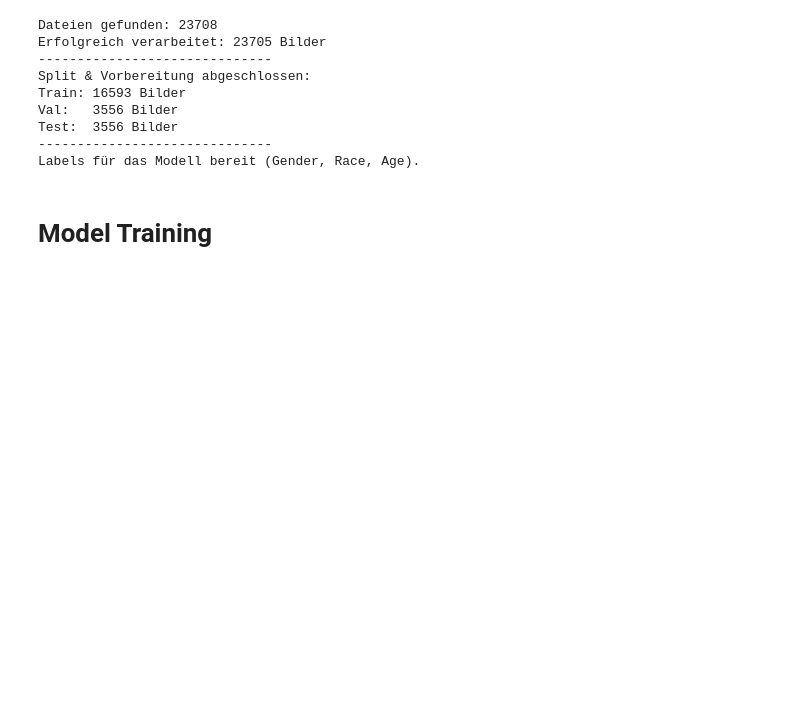
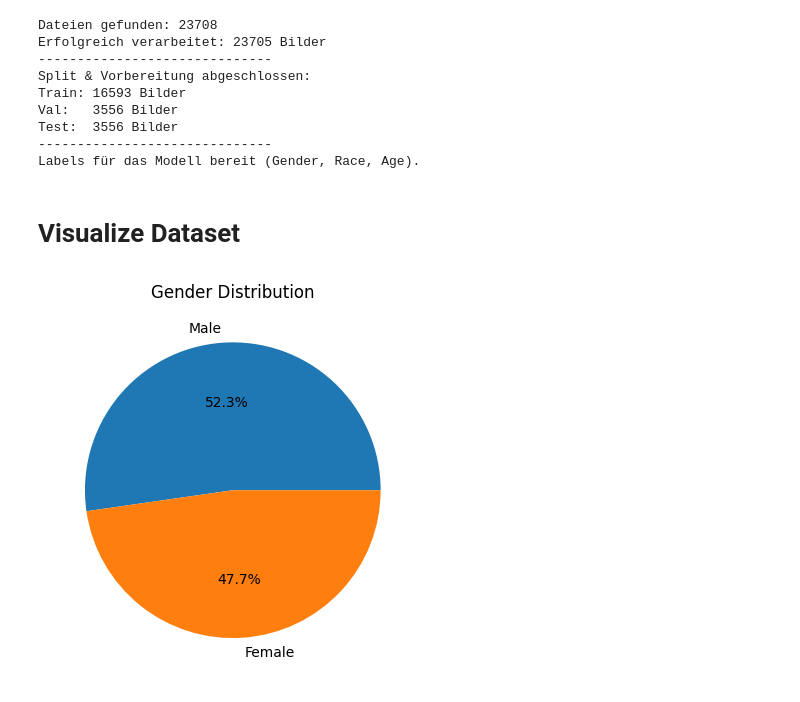
Before and after one commit to kaanguen/AgeLens, a Jupyter notebook: notebooks/AgeLens.ipynb, the cells around one changed output. Cells and saved outputs as stored; diff of their text form; code cells hidden in the pictures; blank space fills up the shorter version.

Commit message:
Visualize Dataset

```diff
--- a/notebooks/AgeLens.ipynb
+++ b/notebooks/AgeLens.ipynb
@@ -259,5 +259,18 @@ Val:   3556 Bilder
 Test:  3556 Bilder
 ------------------------------
 Labels für das Modell bereit (Gender, Race, Age).
-# %% [markdown]
-# Model Training
+# %% [markdown]
+# Visualize Dataset
+# %%
+import matplotlib.pyplot as plt
+
+gender_counts = y_all['gender'].value_counts()
+
+labels = ['Male', 'Female']
+
+plt.figure()
+plt.pie(gender_counts, labels=labels, autopct='%1.1f%%')
+plt.title("Gender Distribution")
+plt.show()
+# %% [output]
+[figure, added]
```
Also changed, not shown: parts of 6 cells of this notebook.
